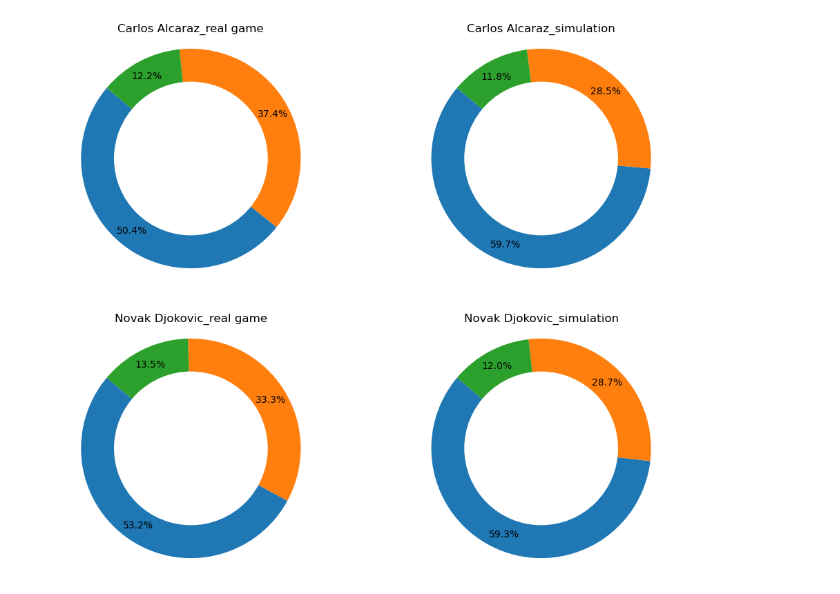
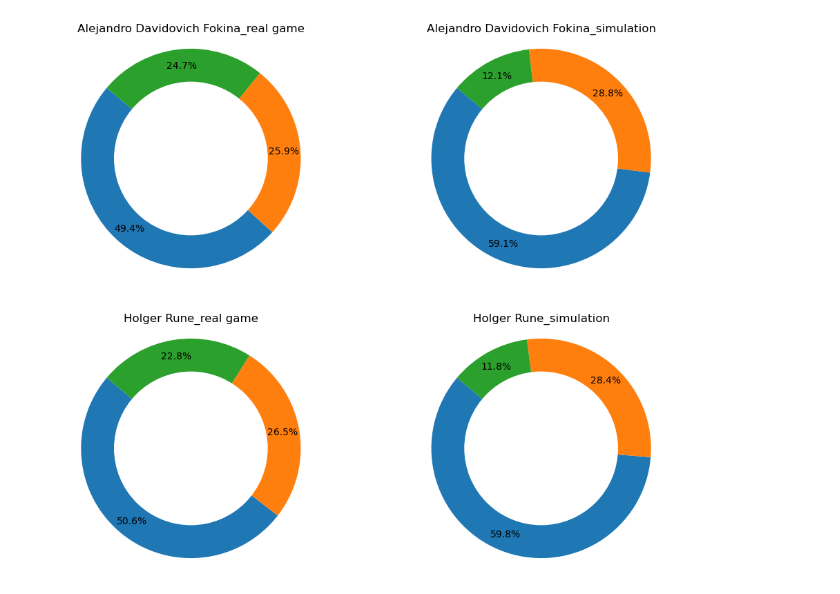
Before and after one commit to cyx352/2024MCM, a Jupyter notebook: data_visualization.ipynb, the cells around one changed output. Drawn from its saved outputs; the diff is of its cells as text; code cells hidden in the pictures.

```diff
--- a/data_visualization.ipynb
+++ b/data_visualization.ipynb
@@ -165,0 +7,14 @@ df.head(50)
+# %%
+df_original = pd.read_csv("Wimbledon_featured_matches.csv")
+
+
+df = df_original.loc[df_original["player1"] == "Carlos Alcaraz"]
+df = df.loc[df["player2"] == "Novak Djokovic"]
+df = df[["match_id","set_no","p1_sets","p2_sets","p1_games","p2_games","p1_score","p2_score",
+         "serve_depth","serve_width","point_victor","server"]].drop_duplicates()
+df = df.reset_index(drop = True)
+p1_scores = (df["point_victor"] == 1).sum()
+p2_scores = (df["point_victor"] == 2).sum()
+p1 = p1_scores / (p1_scores + p2_scores)
+p2 = p2_scores / (p1_scores + p2_scores)
+p2
@@ -166,11 +80,11 @@ df.head(50)
 # %%
 single1 = (df['c1'] == 1).sum()
 three1 = (df['c1'] == 3).sum()
-two1 = df["p1"].sum() - single1 - three1
+two1 = (df["point_victor"] == 1).sum() - single1 - three1
 
 single2 =  (df['c2'] == 1).sum()
 three2 =  (df['c2'] == 3).sum()
-two2 = df["p2"].sum() - single2 - three2
+two2 =  (df["point_victor"] == 2).sum() - single2 - three2
 
 
 a1 = [0,0,0]
@@ -253,7 +167,9 @@ axs[0,0].add_artist(centre_circle)
 
 
 axs[0,0].axis('equal')  # 保证饼状图是圆形
-axs[0,0].set_title("Carlos Alcaraz_real game")  # 添加图形名称
+axs[0,0].set_title("Alejandro Davidovich Fokina_real game")  # 添加图形名称
+
+
 sizes = [single2, two2, three2]
 axs[1,0].pie(sizes, labels=None, autopct='%1.1f%%', startangle=140,
                pctdistance=0.85, labeldistance=1.1)  # pctdistance 控制百分比标签的位置，labeldistance 控制标签的位置
@@ -263,34 +179,35 @@ centre_circle = plt.Circle((0, 0), 0.70, fc='white')
 axs[1,0].add_artist(centre_circle)
 # 画一个中心的白色圆圈，使饼状图看起来像环状图
 
 
 axs[1,0].axis('equal')  # 保证饼状图是圆形
-axs[1,0].set_title("Novak Djokovic_real game")  # 添加图形名称
+axs[1,0].set_title("Holger Rune_real game")  # 添加图形名称
 
 axs[0,1].pie(a1, labels=None, autopct='%1.1f%%', startangle=140,
                pctdistance=0.85, labeldistance=1.1)  # pctdistance 控制百分比标签的位置，labeldistance 控制标签的位置
 
 centre_circle = plt.Circle((0, 0), 0.70, fc='white')
 
 axs[0,1].add_artist(centre_circle)
 # 画一个中心的白色圆圈，使饼状图看起来像环状图
 
 
 axs[0,1].axis('equal')  # 保证饼状图是圆形
-axs[0,1].set_title("Carlos Alcaraz_simulation")  # 添加图形名称
+axs[0,1].set_title("Alejandro Davidovich Fokina_simulation")  # 添加图形名称
 
 
 axs[1,1].pie(b1, labels=None, autopct='%1.1f%%', startangle=140,
                pctdistance=0.85, labeldistance=1.1)  # pctdistance 控制百分比标签的位置，labeldistance 控制标签的位置
 
 centre_circle = plt.Circle((0, 0), 0.70, fc='white')
 
 axs[1,1].add_artist(centre_circle)
 # 画一个中心的白色圆圈，使饼状图看起来像环状图
 
 
 axs[1,1].axis('equal')  # 保证饼状图是圆形
-axs[1,1].set_title("Novak Djokovic_simulation")  # 添加图形名称
+axs[1,1].set_title("Holger Rune_simulation")  # 添加图形名称
+plt.savefig("/Users/wangqinxin/Desktop/mcm/distribution/"+df["match_id"].values[0]+".png", bbox_inches='tight')
 plt.show()
 # %% [output]
-[figure, old version]
+[figure, new version]
```
Also changed, not shown: parts of 11 cells of this notebook.
